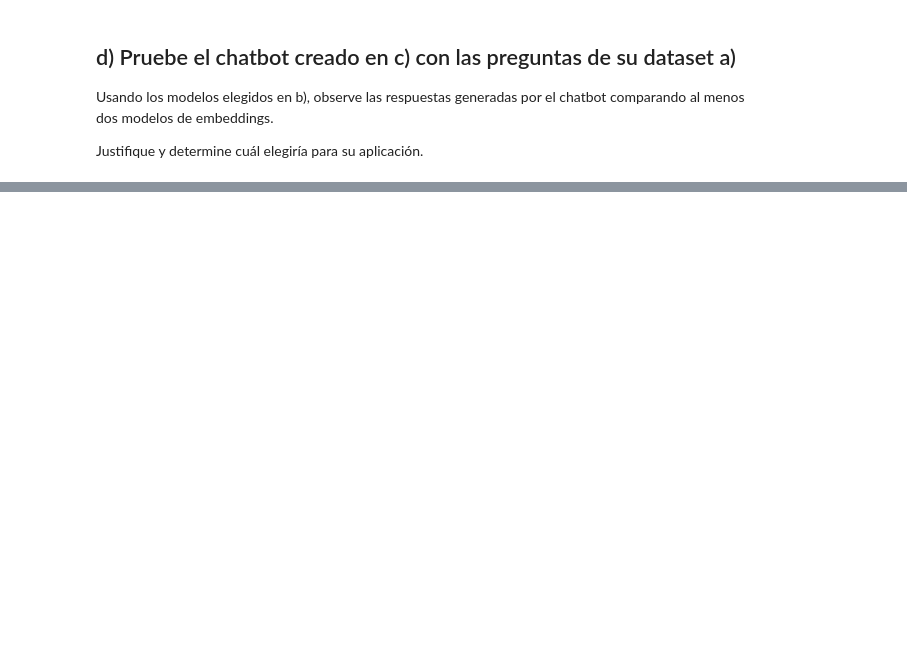
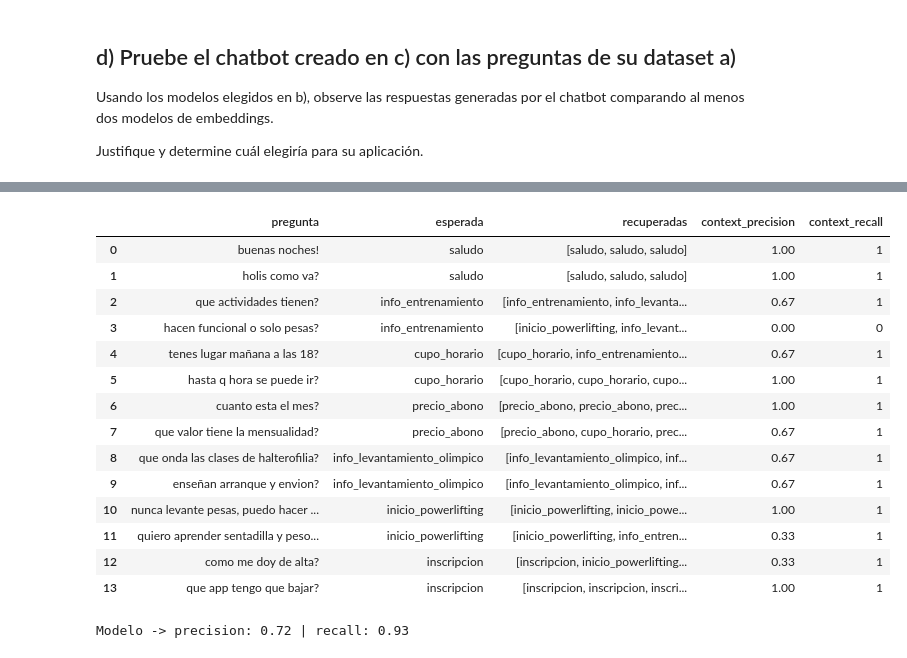
Before and after one commit to SolJosefinaMercado/ProcesamientoDelHabla, a Jupyter notebook: TP5_MercadoSol.ipynb, the cells around one changed output, grey strips where cells are left out. Saved outputs shown, nothing was run; the diff lists cells and outputs as text; code cells hidden in the pictures; blank space fills up the shorter version.

```diff
--- a/TP5_MercadoSol.ipynb
+++ b/TP5_MercadoSol.ipynb
@@ -449,0 +506,43 @@ display(res_B)
+# %%
+def metricas_contexto(bot):
+  filas = []
+  for pregunta, esperada in zip(preguntas_eval, intenciones_eval):
+    if esperada == 'fuera_de_dominio':
+      continue   # no hay información correcta para recuperar
+
+    intencion, similitud, resultado = bot.buscar(pregunta)
+    recuperadas = [m['intencion'] for m in resultado['metadatas'][0]]   # intenciones de las 3
+    correctas = recuperadas.count(esperada)
+
+    filas.append({
+      'pregunta': pregunta,
+      'esperada': esperada,
+      'recuperadas': recuperadas,
+      'context_precision': round(correctas / 3, 2),
+      'context_recall': 1 if correctas > 0 else 0})
+  return pd.DataFrame(filas)
+
+ctx = metricas_contexto(bot_A)
+
+display(ctx)
+
+
+print('Modelo -> precision:', round(ctx_A['context_precision'].mean(), 2),
+      '| recall:', round(ctx['context_recall'].mean(), 2))
+# %% [output]
+|  | pregunta | esperada | recuperadas | context_precision | context_recall |
+| 0 | buenas noches! | saludo | [saludo, saludo, saludo] | 1.00 | 1 |
+| 1 | holis como va? | saludo | [saludo, saludo, saludo] | 1.00 | 1 |
+| 2 | que actividades tienen? | info_entrenamiento | [info_entrenamiento, info_levanta... | 0.67 | 1 |
+| 3 | hacen funcional o solo pesas? | info_entrenamiento | [inicio_powerlifting, info_levant... | 0.00 | 0 |
+| 4 | tenes lugar mañana a las 18? | cupo_horario | [cupo_horario, info_entrenamiento... | 0.67 | 1 |
+| 5 | hasta q hora se puede ir? | cupo_horario | [cupo_horario, cupo_horario, cupo... | 1.00 | 1 |
+| 6 | cuanto esta el mes? | precio_abono | [precio_abono, precio_abono, prec... | 1.00 | 1 |
+| 7 | que valor tiene la mensualidad? | precio_abono | [precio_abono, cupo_horario, prec... | 0.67 | 1 |
+| 8 | que onda las clases de halterofilia? | info_levantamiento_olimpico | [info_levantamiento_olimpico, inf... | 0.67 | 1 |
+| 9 | enseñan arranque y envion? | info_levantamiento_olimpico | [info_levantamiento_olimpico, inf... | 0.67 | 1 |
+| 10 | nunca levante pesas, puedo hacer ... | inicio_powerlifting | [inicio_powerlifting, inicio_powe... | 1.00 | 1 |
+| 11 | quiero aprender sentadilla y peso... | inicio_powerlifting | [inicio_powerlifting, info_entren... | 0.33 | 1 |
+| 12 | como me doy de alta? | inscripcion | [inscripcion, inicio_powerlifting... | 0.33 | 1 |
+| 13 | que app tengo que bajar? | inscripcion | [inscripcion, inscripcion, inscri... | 1.00 | 1 |
+Modelo -> precision: 0.72 | recall: 0.93
```
Also changed, not shown: parts of 37 cells of this notebook.
